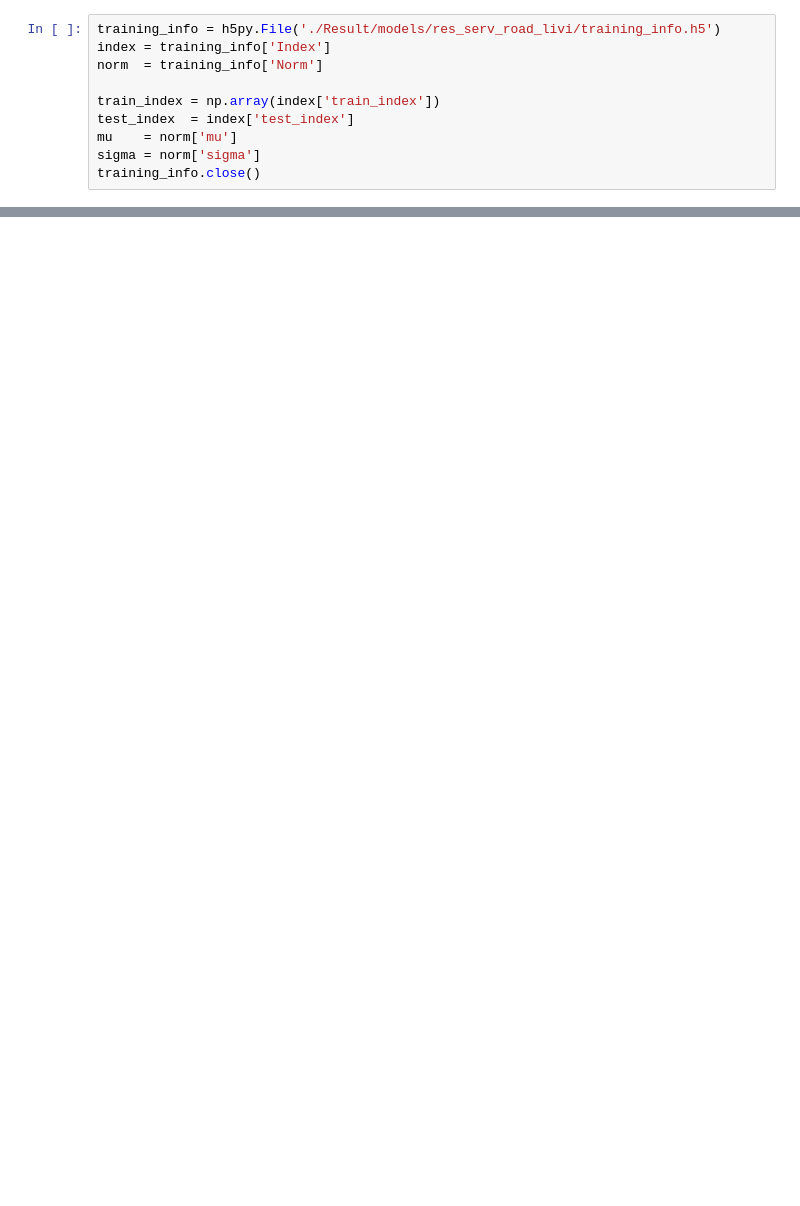
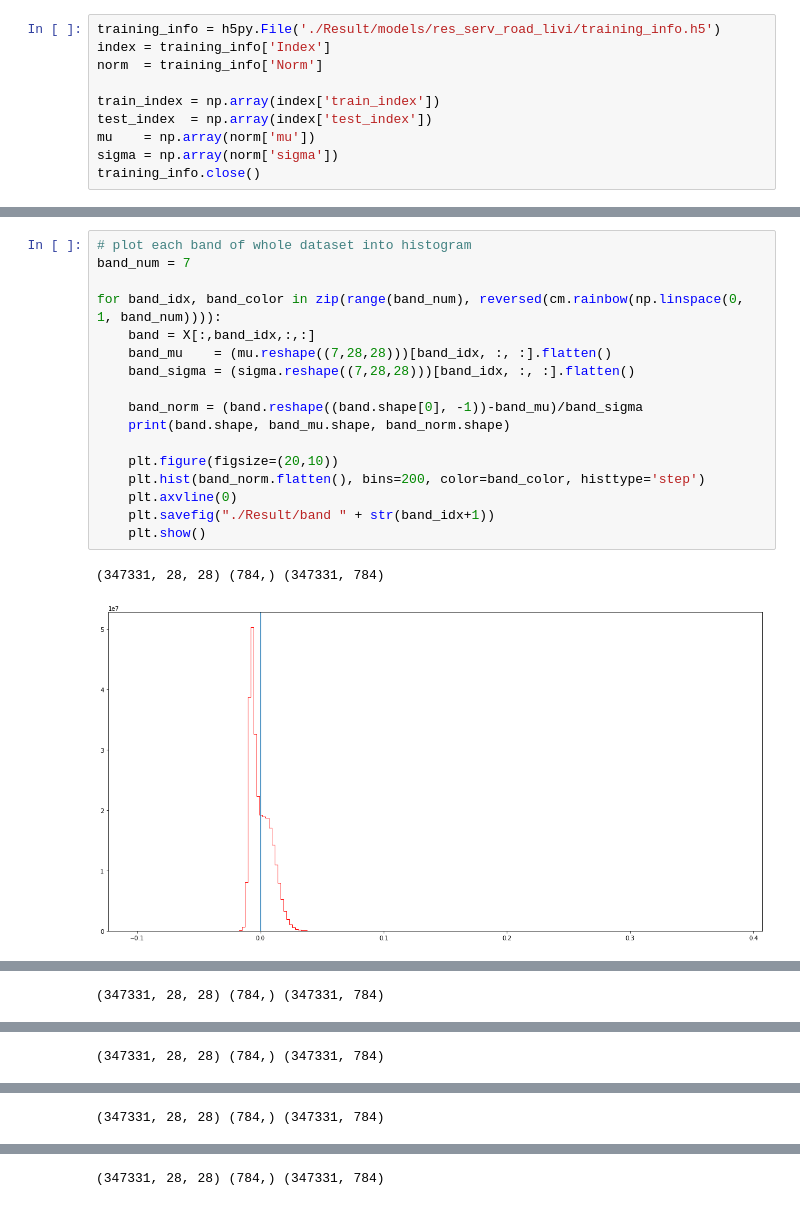
Before and after one commit to LiyaoTang/Road-Extraction-from-Time-Series-Satellite-Images, a Jupyter notebook: NSW-CNN/Naive NN - Analysis.ipynb, the cells around one changed output, grey strips where cells are left out. Drawn from its saved outputs; the diff is of its cells as text; blank space fills up the shorter version.

```diff
--- a/NSW-CNN/Naive NN - Analysis.ipynb
+++ b/NSW-CNN/Naive NN - Analysis.ipynb
@@ -18,7 +22,7 @@ index = training_info['Index']
 norm  = training_info['Norm']
 
 train_index = np.array(index['train_index'])
-test_index  = index['test_index']
-mu    = norm['mu']
-sigma = norm['sigma']
+test_index  = np.array(index['test_index'])
+mu    = np.array(norm['mu'])
+sigma = np.array(norm['sigma'])
 training_info.close()
@@ -96,0 +156,20 @@ NameError: name 'mu' is not defined
+# %%
+# plot each band of whole dataset into histogram
+band_num = 7
+
+for band_idx, band_color in zip(range(band_num), reversed(cm.rainbow(np.linspace(0, 1, band_num)))):
+    band = X[:,band_idx,:,:]
+    band_mu    = (mu.reshape((7,28,28)))[band_idx, :, :].flatten()
+    band_sigma = (sigma.reshape((7,28,28)))[band_idx, :, :].flatten()
+
+    band_norm = (band.reshape((band.shape[0], -1))-band_mu)/band_sigma
+    print(band.shape, band_mu.shape, band_norm.shape)
+
+    plt.figure(figsize=(20,10))
+    plt.hist(band_norm.flatten(), bins=200, color=band_color, histtype='step')
+    plt.axvline(0)
+    plt.savefig("./Result/band " + str(band_idx+1))
+    plt.show()
+# %% [output]
+(347331, 28, 28) (784,) (347331, 784)
+[figure, added]
@@ -96,0 +177 @@ NameError: name 'mu' is not defined
+(347331, 28, 28) (784,) (347331, 784)
@@ -96,0 +179 @@ NameError: name 'mu' is not defined
+(347331, 28, 28) (784,) (347331, 784)
@@ -96,0 +181 @@ NameError: name 'mu' is not defined
+(347331, 28, 28) (784,) (347331, 784)
@@ -96,0 +183 @@ NameError: name 'mu' is not defined
+(347331, 28, 28) (784,) (347331, 784)
```
Also changed, not shown: parts of 13 cells of this notebook, 14 other files.
